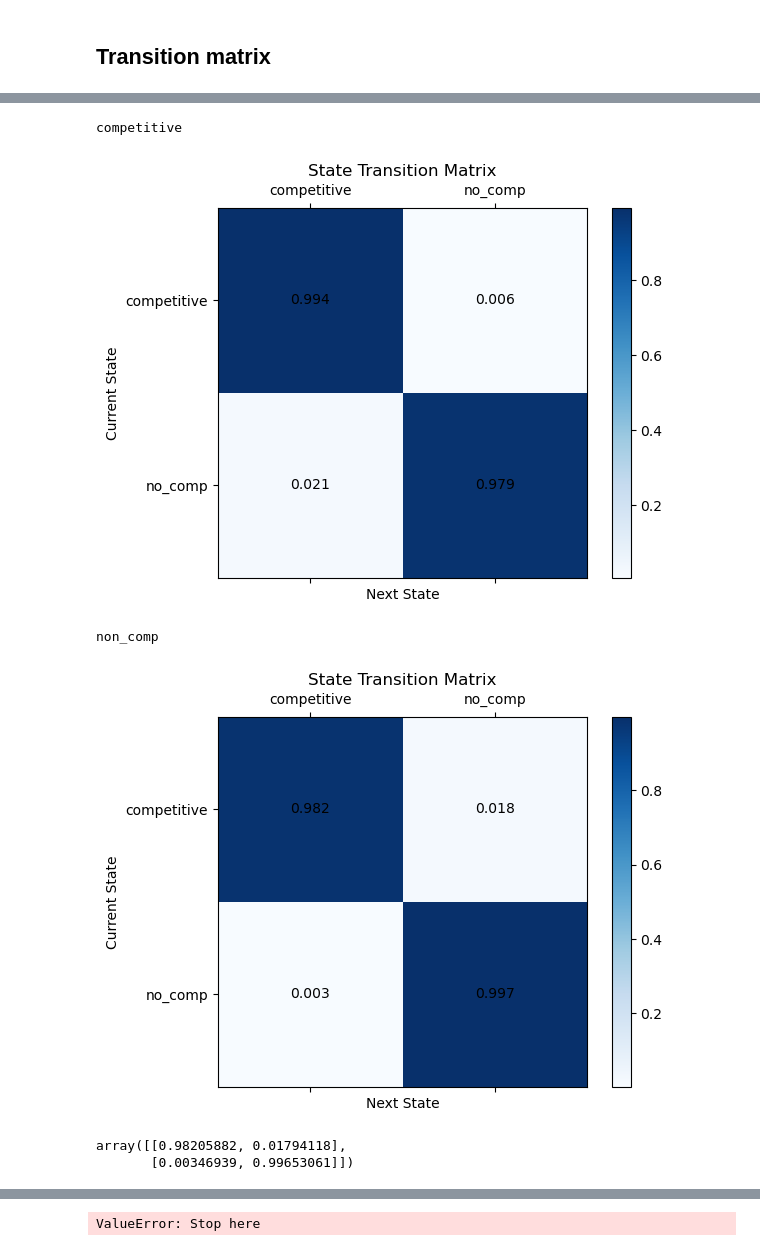
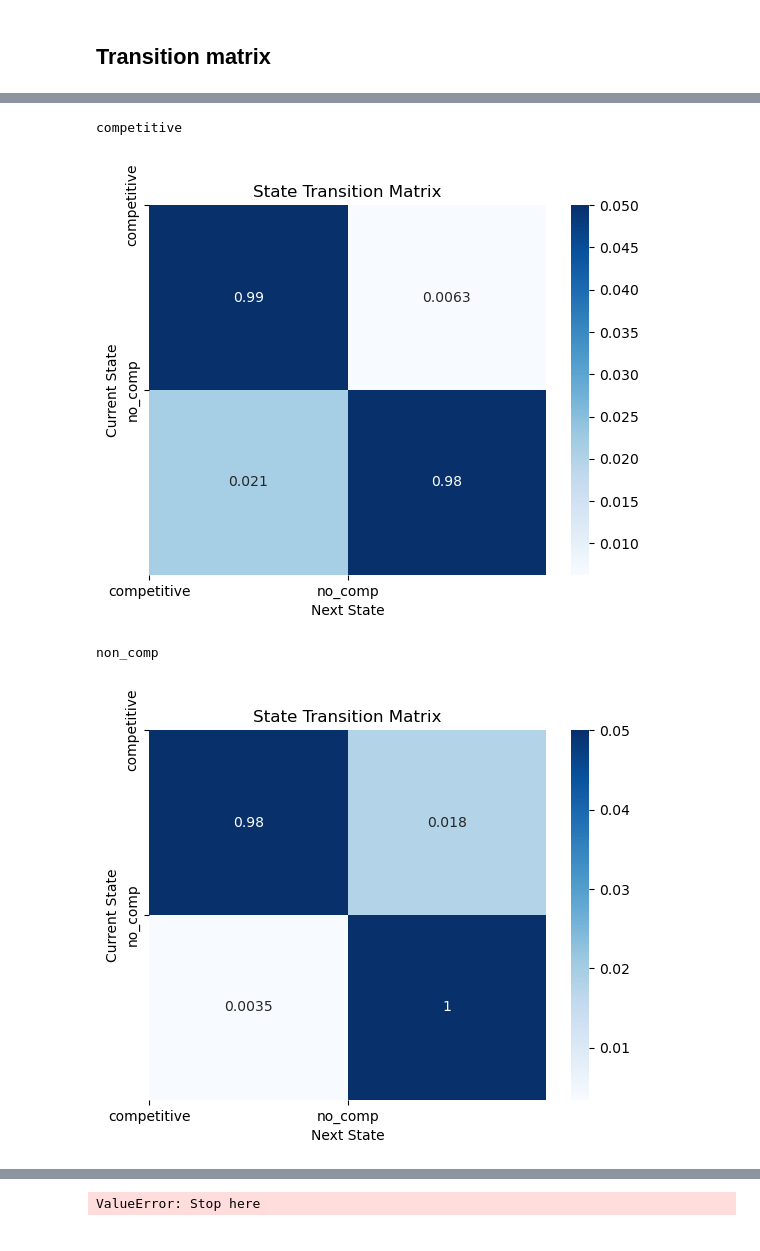
Before and after one commit to padillacoreanolab/reward_comp_ext, a Jupyter notebook: results/2024_09_02_behavioral_reward_comp/01_competitive_trials_analysis.ipynb, the cells around one changed output, grey strips where cells are left out. Cells and saved outputs as stored; diff of their text form; code cells hidden in the pictures.

```diff
--- a/results/2024_09_02_behavioral_reward_comp/01_competitive_trials_analysis.ipynb
+++ b/results/2024_09_02_behavioral_reward_comp/01_competitive_trials_analysis.ipynb
@@ -1485,45 +1477,43 @@ for comp in all_velocity_df["competition_label"].unique():
 
     n_states = len(np.unique(comp_group_arr))  # Number of unique states
 
     # Create the transition matrix
     transition_matrix, unique_states = create_transition_matrix(comp_group_arr)
 
     # Plot the transition matrix using only matplotlib
     fig, ax = plt.subplots()
-    cax = ax.matshow(transition_matrix, cmap="Blues")#, vmin=0, vmax=0.05)
+    # cax = ax.matshow(transition_matrix, cmap="Blues")#, vmin=0, vmax=0.05)
+
+    sns.heatmap(transition_matrix, annot=True, cmap="Blues", cbar=True,
+            xticklabels=unique_states, yticklabels=unique_states, vmax=0.05)
 
     # Add color bar
     plt.colorbar(cax)
 
     # Set axis labels
     ax.set_xlabel('Next State')
     ax.set_ylabel('Current State')
 
     # Set ticks and labels for the states
     ax.set_xticks(np.arange(n_states))
     ax.set_yticks(np.arange(n_states))
     # ax.set_xticklabels(np.arange(n_states))
     # ax.set_yticklabels(np.arange(n_states))
     ax.set_xticklabels(unique_states)
     ax.set_yticklabels(unique_states)
 
     # Annotate the matrix with transition probabilities
-    for i in range(n_states):
-        for j in range(n_states):
-            ax.text(j, i, f'{transition_matrix[i, j]:.3f}', ha='center', va='center', color='black')
+    # for i in range(n_states):
+    #     for j in range(n_states):
+    #         ax.text(j, i, f'{transition_matrix[i, j]:.3f}', ha='center', va='center', color='black')
 
     plt.title('State Transition Matrix')
     plt.show()
 # %% [output]
 competitive
-[figure, old version]
+[figure, new version]
 non_comp
-[figure, old version]
+[figure, new version]
-# %%
-transition_matrix
-# %% [output]
-array([[0.98205882, 0.01794118],
-       [0.00346939, 0.99653061]])
 # %%
 import seaborn as sns
 # %%
```
Also changed, not shown: parts of 7 cells of this notebook.
